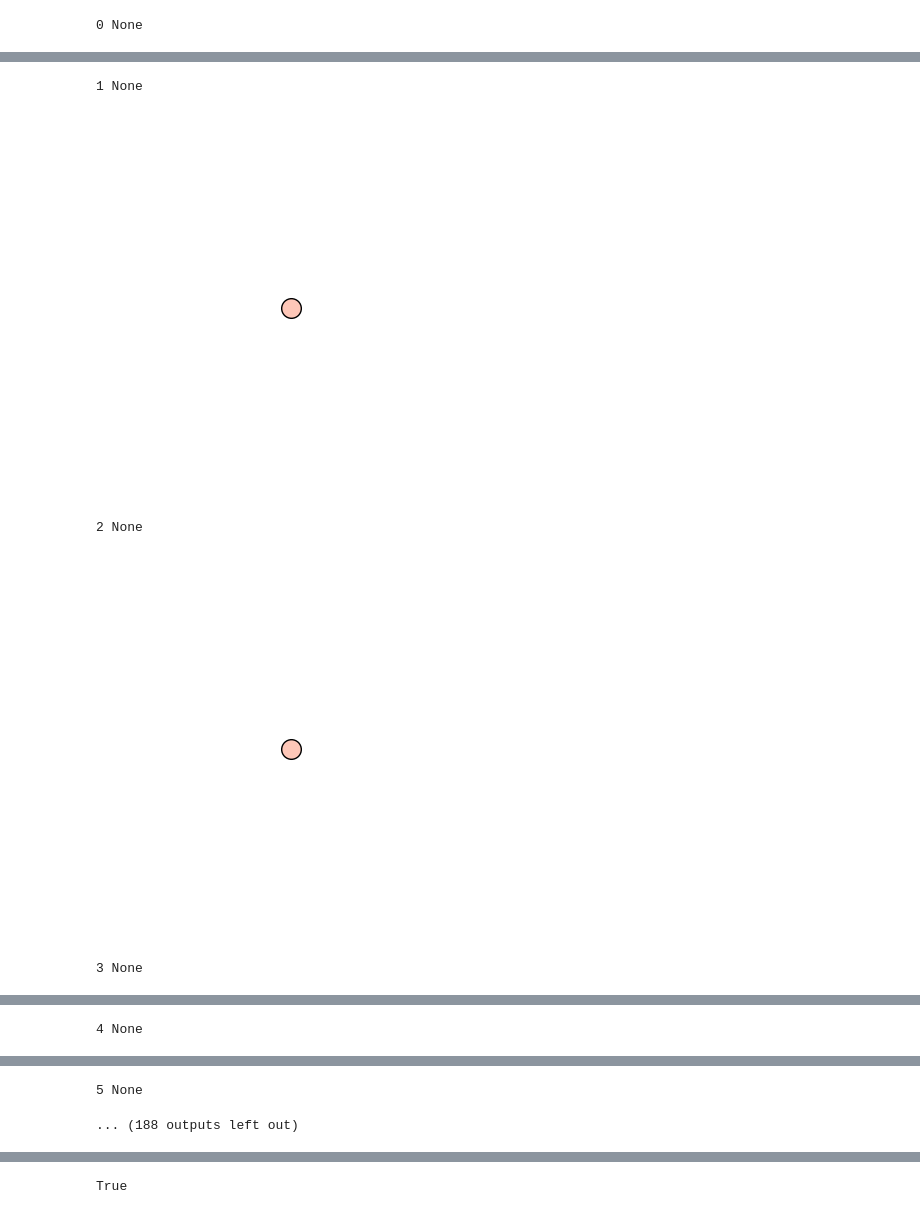
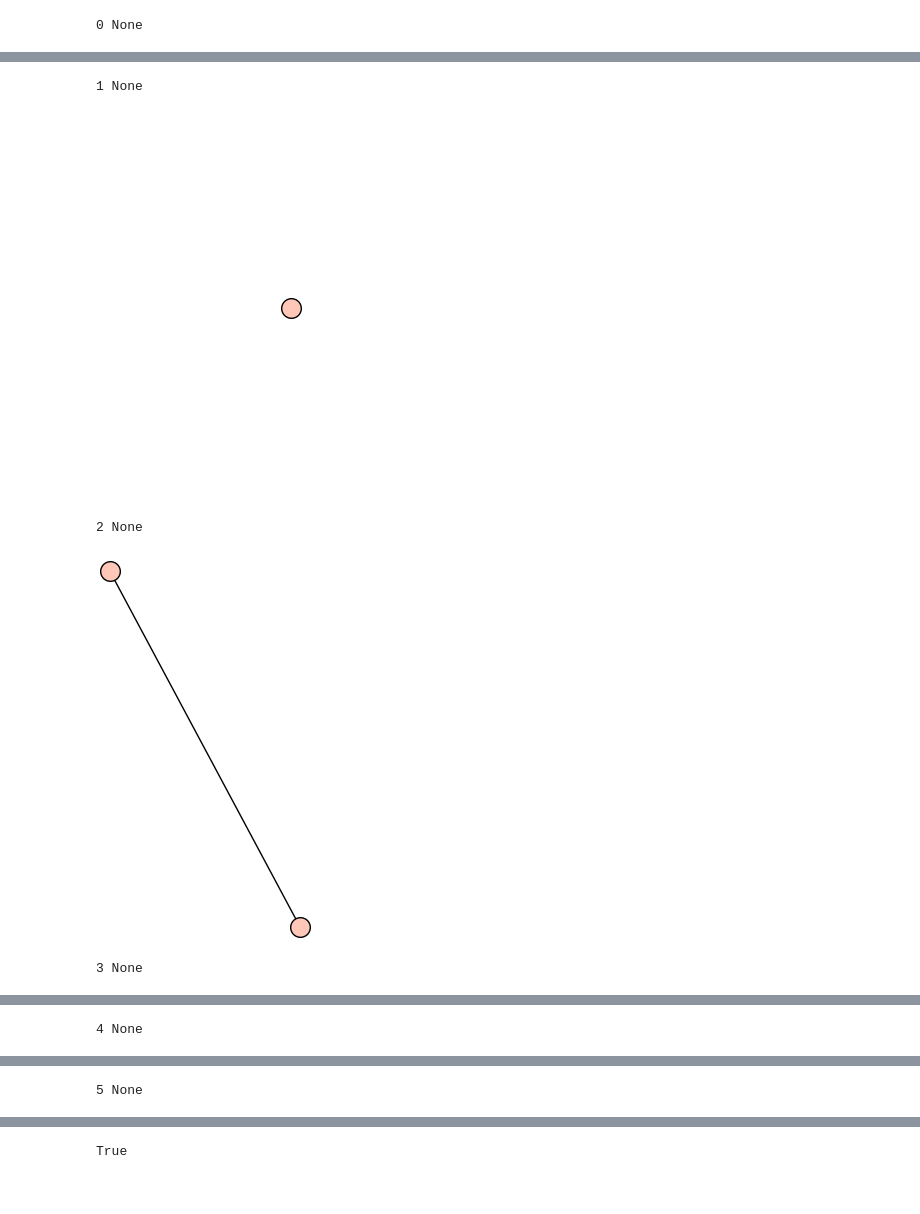
Before and after one commit to Me3P/Tree-Graphs, a Jupyter notebook: Tree Graphs.ipynb, the cells around one changed output, grey strips where cells are left out. Saved outputs shown, nothing was run; the diff lists cells and outputs as text; code cells hidden in the pictures.

Commit message:
Testing Graphs of size N that have their tree-graphs connected

```diff
--- a/Tree Graphs.ipynb
+++ b/Tree Graphs.ipynb
@@ -37,4 +40,5 @@ def bfs_tree(G1):
 # %%
-g=graphs.CompleteGraph(3)
+g=graphs.HouseGraph()
+print (g.show())
 bfs_trees(g)
 # %% [output]
@@ -55,17 +61,17 @@ def tree_graph(g):
 # %%
 from sage.graphs.connectivity import is_connected
 i=0
-for g in graphs(6):
-        if is_connected(g):
-            print(i,tree_graph(g).show(vertex_labels=False))
-            i=i+1
+for g in graphs(4):
+    if is_connected(g):
+        print(i,tree_graph(g).show(vertex_labels=False))
+        i=i+1
 #bfs_trees(g)
 # %% [output]
 [figure]
 0 None
 [figure]
 1 None
 [figure]
 2 None
-[figure, old version]
+[figure, new version]
 3 None
@@ -75,4 +81,3 @@ for g in graphs(6):
 5 None
-... (188 outputs left out)
 # %%
 from sage.graphs.connectivity import is_connected
```
Also changed, not shown: parts of 7 cells of this notebook.
